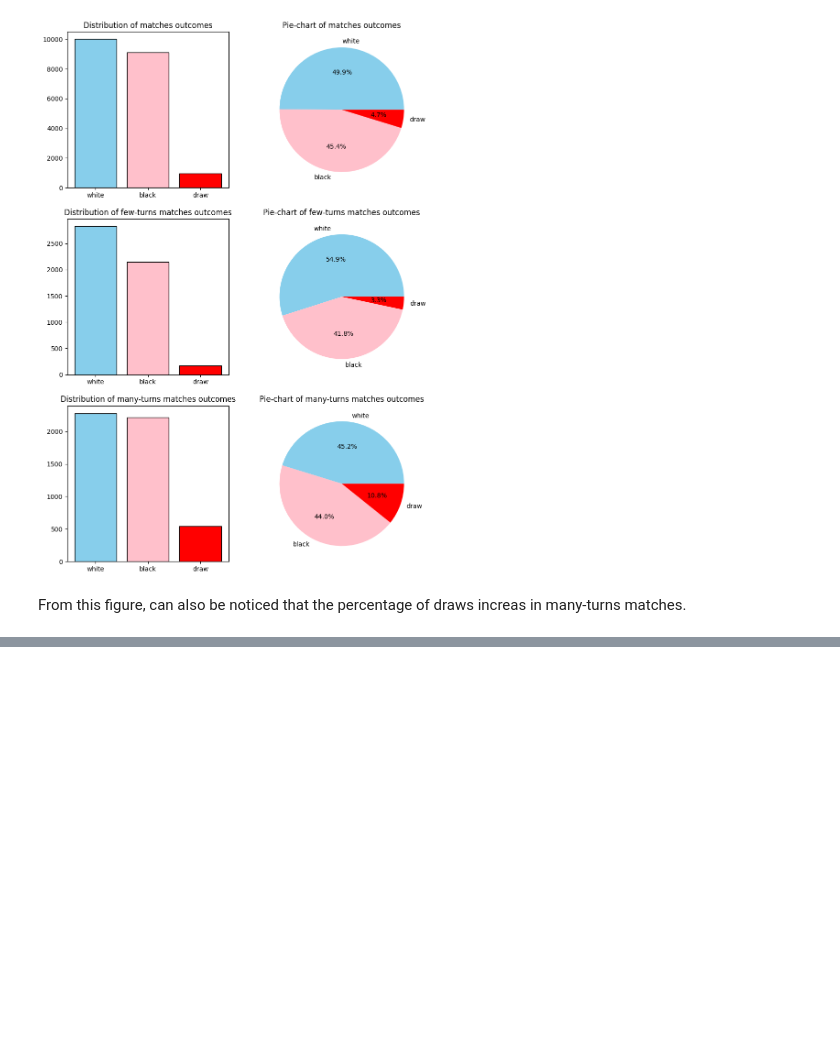
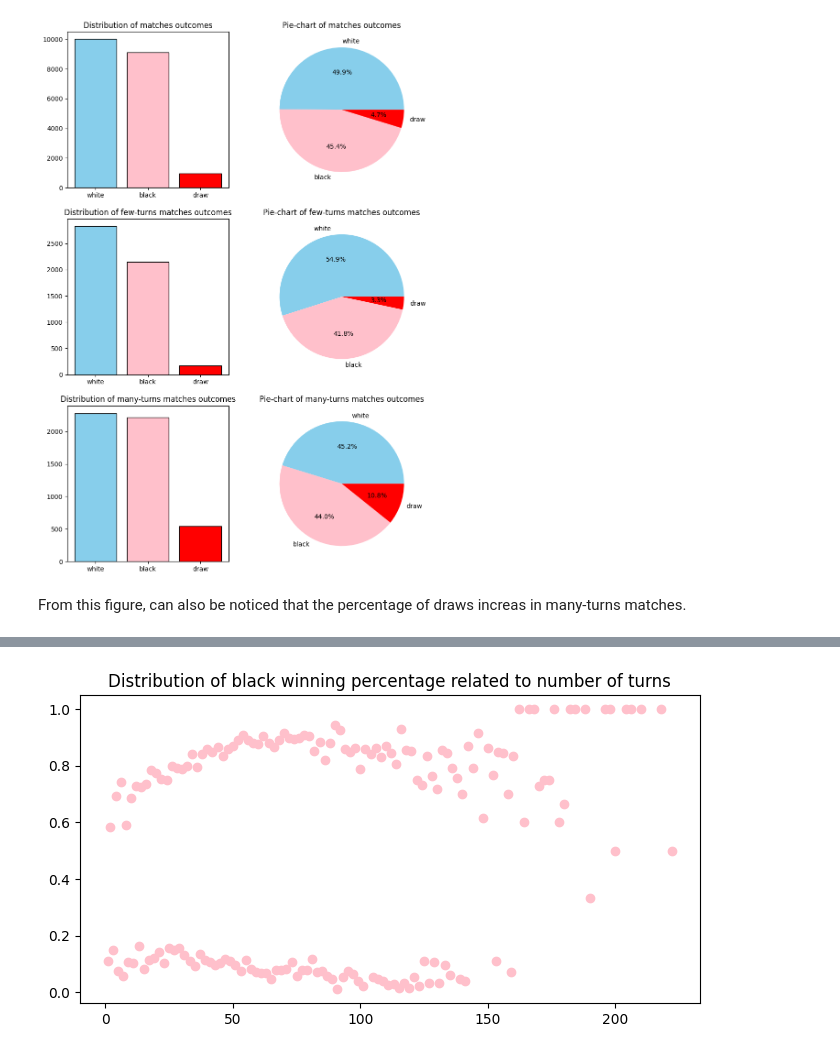
Before and after one commit to andreamurari/chess_project_off, a Jupyter notebook: chess_project_off.ipynb, the cells around one changed output, grey strips where cells are left out. Saved outputs shown, nothing was run; the diff lists cells and outputs as text; code cells hidden in the pictures; blank space fills up the shorter version.

```diff
--- a/chess_project_off.ipynb
+++ b/chess_project_off.ipynb
@@ -271,0 +303,8 @@ From this figure, can also be noticed that the percentage of draws increas in ma
+# %%
+plt.figure(figsize = (8,4))
+plt.scatter(bw_turns_pct.index, bw_turns_pct, c = 'pink')
+plt.title('Distribution of black winning percentage related to number of turns')
+
+plt.show()
+# %% [output]
+[figure, added]
```
Also changed, not shown: parts of 19 cells of this notebook.
